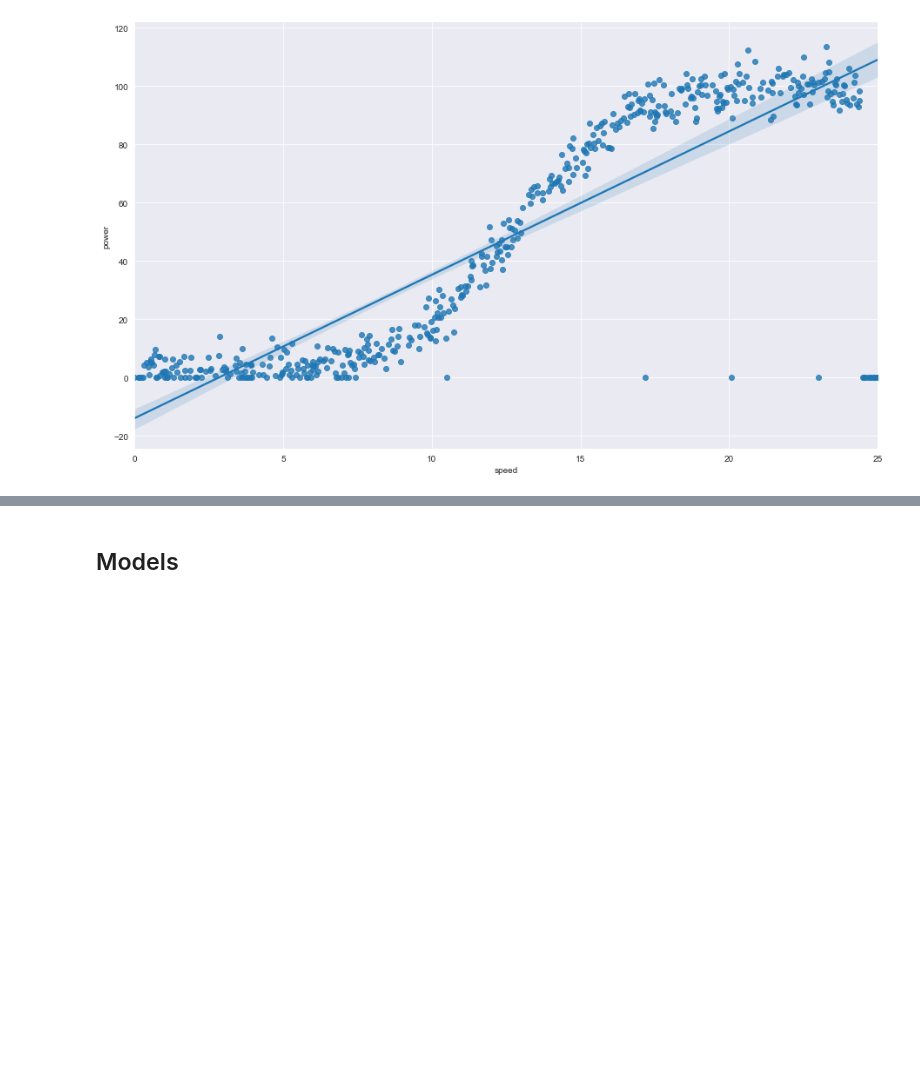
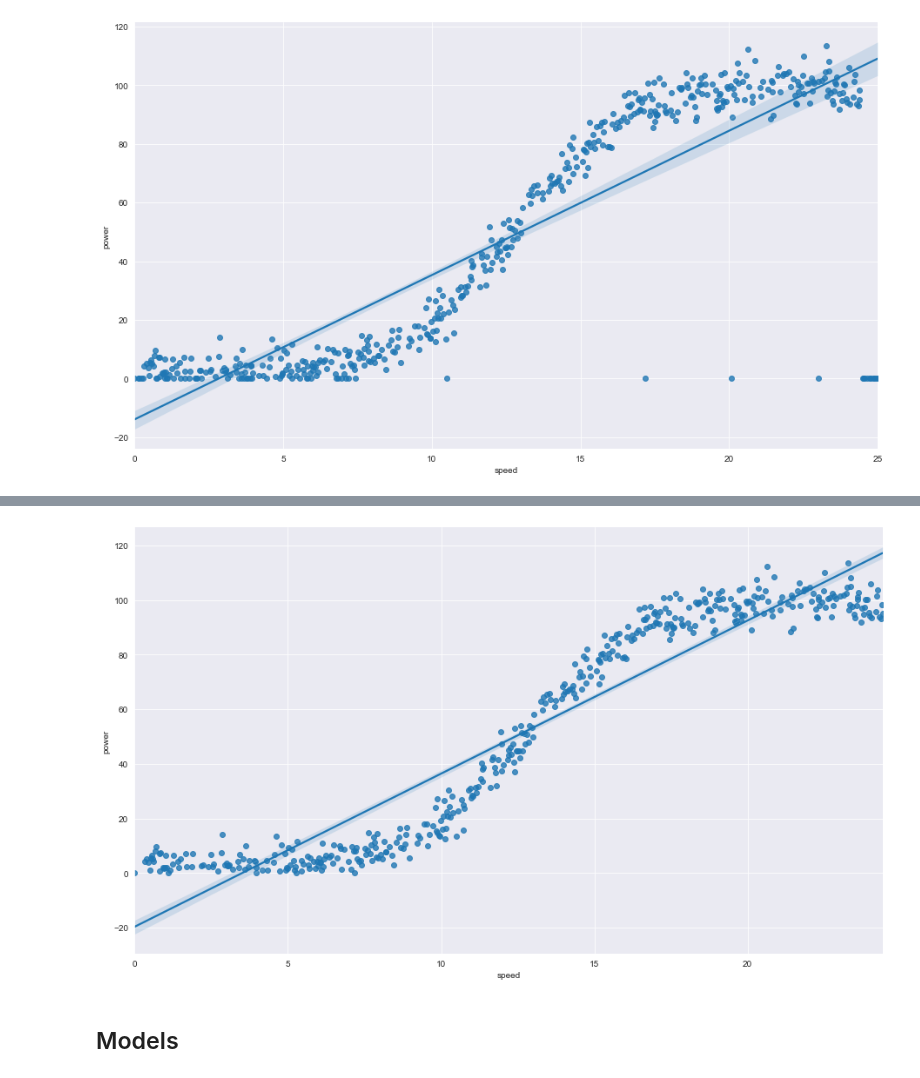
Before and after one commit to Dowline1/MLS-Project-2020, a Jupyter notebook: MLS-Project-2020.ipynb, the cells around one changed output, grey strips where cells are left out. Cells and saved outputs as stored; diff of their text form; code cells hidden in the pictures; blank space fills up the shorter version.

Commit message:
Cleansed data to explore impact of removing non value 0 power outputs

```diff
--- a/MLS-Project-2020.ipynb
+++ b/MLS-Project-2020.ipynb
@@ -8,8 +9,8 @@ import sklearn.linear_model as lin
 # %%
 # Read Dataset into Dataframe
-power_dataset = pd.read_csv("Resources/power_dataset.csv")
+power_data = pd.read_csv("Resources/power_dataset.csv")
 
-power_dataset
+power_data
 # %% [output]
 |  | speed | power |
 | 0 | 0.000 | 0.0 |
@@ -48,0 +53,9 @@ sns.lmplot(x="speed", y="power", data=power_dataset, height=7.5, aspect=1.7, fit
+# %%
+# Speed = 0 & Power = 0
+clean_data = power_data[(power_data["speed"]==0) & (power_data["power"]==0)]
+
+# Speed > 0 & Power > 0
+non_zero = power_data[(power_data["speed"]>0) & (power_data["power"]>0)]
+
+# Combine Data
+clean_data = clean_data.append(non_zero)
@@ -49,3 +78,9 @@ sns.lmplot(x="speed", y="power", data=power_dataset, height=7.5, aspect=1.7, fit
+# %%
+sns.set_style("darkgrid")
+
+sns.lmplot(x="speed", y="power", data=clean_data, height=7.5, aspect=1.7, fit_reg=True);
+# %% [output]
+[figure, added]
 # %% [markdown]
 ## Models
 # %% [markdown]
```
Also changed, not shown: parts of 29 cells of this notebook.
